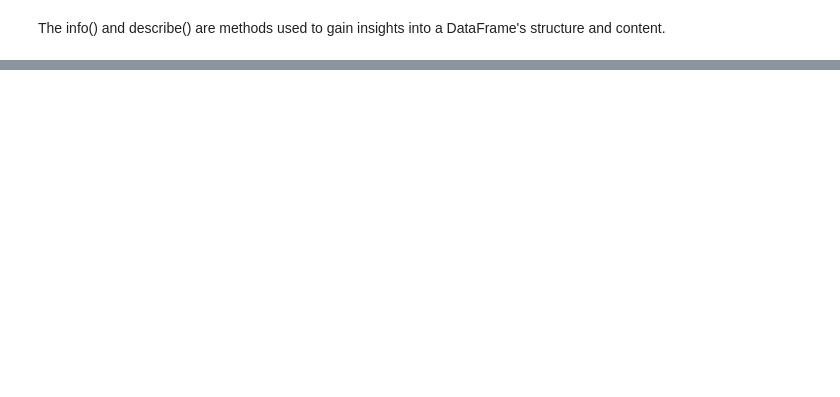
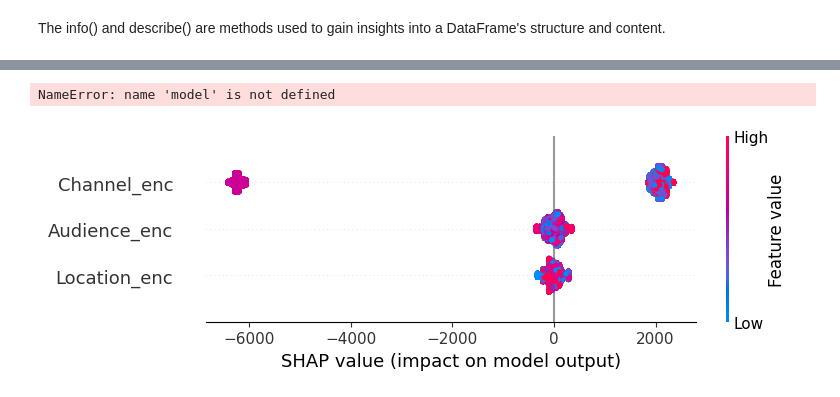
Before and after one commit to JohnEmmanuel2/Marketing_advertising_analysis, a Jupyter notebook: project.ipynb, the cells around one changed output, grey strips where cells are left out. Cells and saved outputs as stored; diff of their text form; code cells hidden in the pictures; blank space fills up the shorter version.

```diff
--- a/project.ipynb
+++ b/project.ipynb
@@ -16,0 +633,33 @@ data.info()
+# %%
+import pandas as pd
+from sklearn.model_selection import train_test_split
+from sklearn.ensemble import RandomForestRegressor
+from sklearn.preprocessing import LabelEncoder
+
+
+# Encode categorical features
+data = pd.read_csv("Social_Media_Advertising.csv")
+df = pd.DataFrame(data)
+# Encode features
+le_channel = LabelEncoder()
+df['Channel_enc'] = le_channel.fit_transform(df['Channel_Used'])
+
+le_location = LabelEncoder()
+df['Location_enc'] = le_location.fit_transform(df['Location'])
+
+le_target = LabelEncoder()
+df['Audience_enc'] = le_target.fit_transform(df['Target_Audience'])
+
+
+data = pd.get_dummies(data, columns=['Channel_Used'], drop_first=True)
+
+X = df[['Channel_enc', 'Location_enc', 'Audience_enc']]
+y = df['Clicks']
+
+
+X_train, X_test, y_train, y_test = train_test_split(X, y, test_size=0.2, random_state=42)
+
+
+
+model = RandomForestRegressor(n_estimators=100, random_state=42)
+model.fit(X_train, y_train)
@@ -16,0 +749,27 @@ data.info()
+# %%
+import shap
+
+# Create explainer
+explainer = shap.TreeExplainer(model)
+
+# Calculate SHAP values for test set
+shap_values = explainer.shap_values(X_test)
+
+
+# Force plot: individual prediction explanation
+shap.force_plot(explainer.expected_value, shap_values[0,:], X_test.iloc[0,:])
+# %% [output]
+NameError: name 'model' is not defined
+# %%
+import shap
+
+# Create explainer
+explainer = shap.TreeExplainer(model)
+
+# Calculate SHAP values for test set
+shap_values = explainer.shap_values(X_test)
+
+# Summary plot: global feature importance
+shap.summary_plot(shap_values, X_test)
+# %% [output]
+[figure, added]
```
Also changed, not shown: parts of 60 cells of this notebook, 1 other file.
